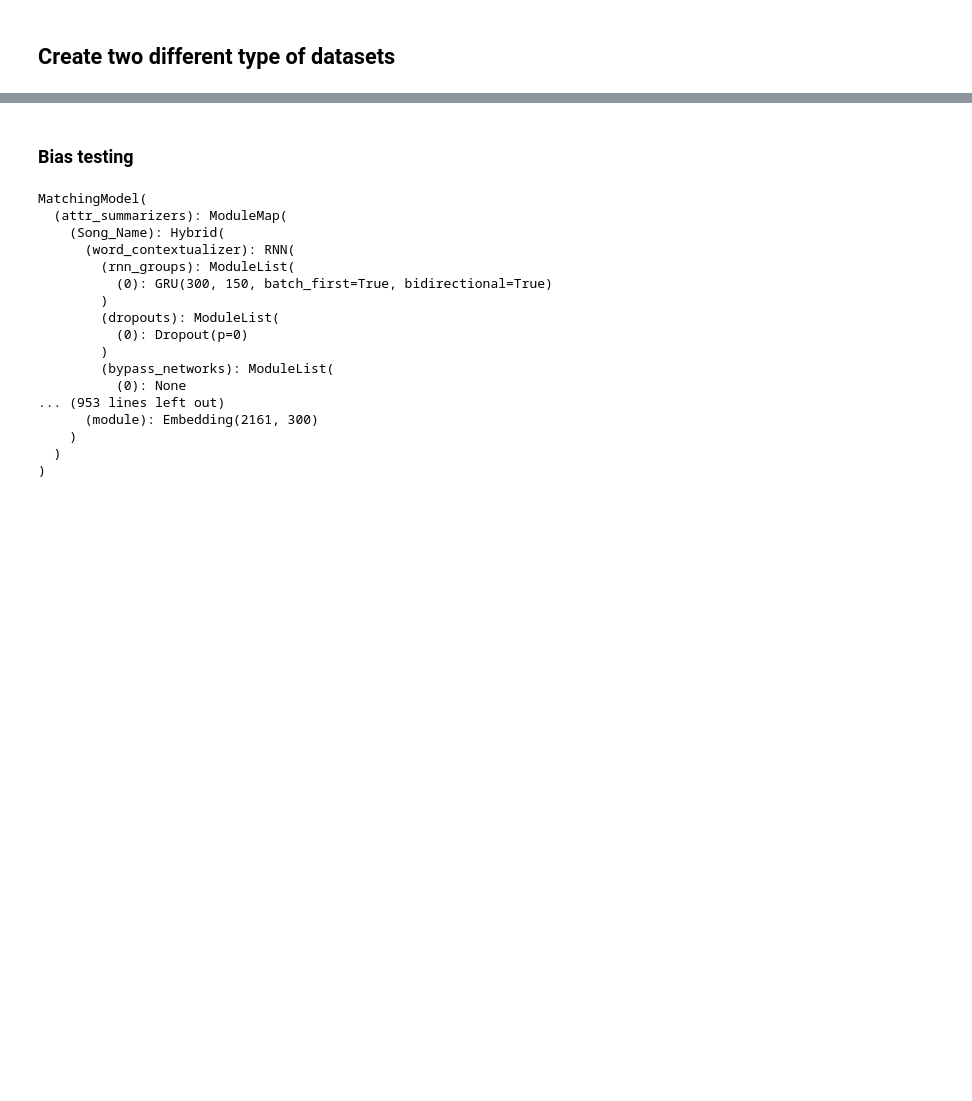
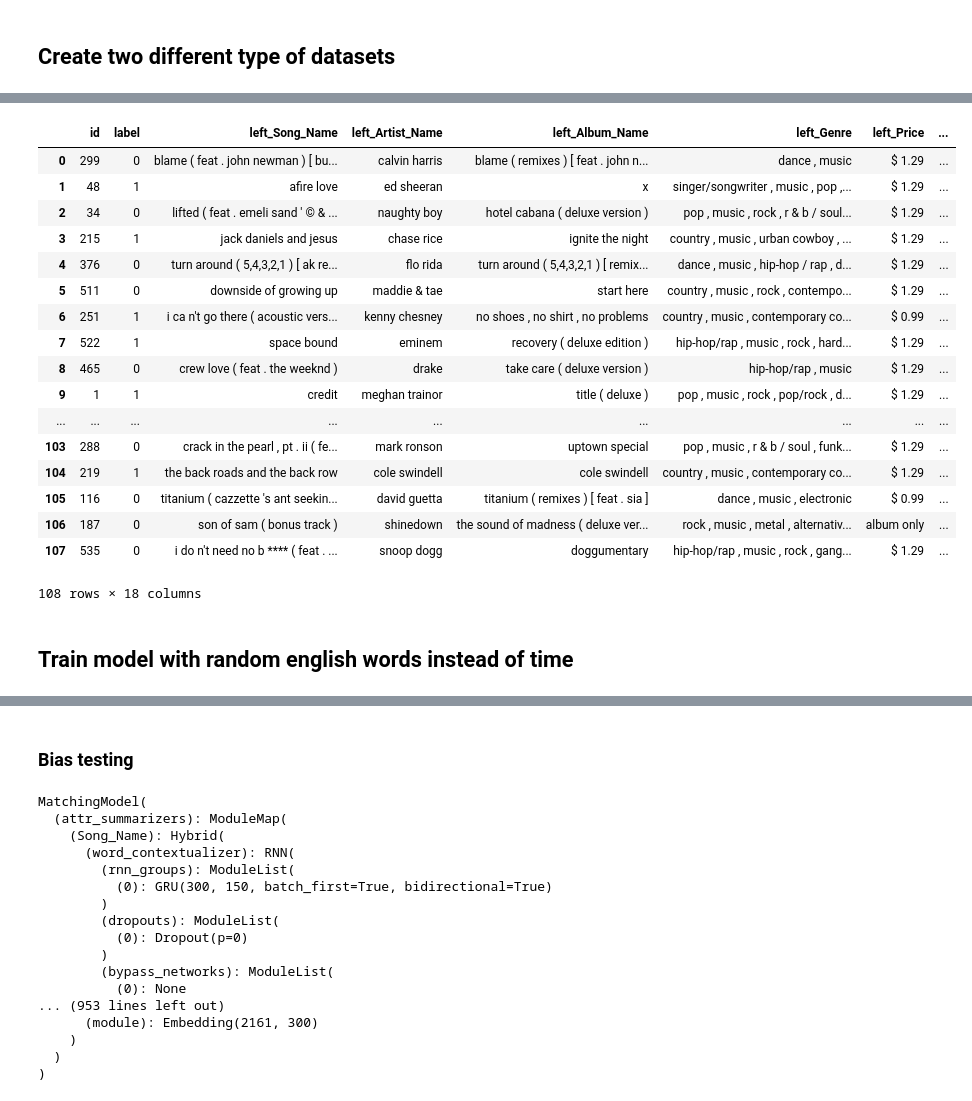
Before and after one commit to vincenzomartello/deepmatcher-experiments, a Jupyter notebook: naturalEncoding_bias_test.ipynb, the cells around one changed output, grey strips where cells are left out. Drawn from its saved outputs; the diff is of its cells as text; code cells hidden in the pictures; blank space fills up the shorter version.

```diff
--- a/naturalEncoding_bias_test.ipynb
+++ b/naturalEncoding_bias_test.ipynb
@@ -45,0 +133,6 @@ def change_time_to_eng_word(df,column):
+# %%
+model = dm.MatchingModel(attr_summarizer='hybrid')
+train,validation,test = dm.data.process('sample_data/itunes-amazon/exp5',train='train_with_randomtime.csv',validation=
+                                       'valid_with_randomtime.csv',test='test_with_randomtime.csv')
+# %%
+model.run_train(train,validation,best_save_path='models/hybrid_randomtime.pth',pos_neg_ratio=4,batch_size=16)
@@ -45,0 +158,23 @@ def change_time_to_eng_word(df,column):
+# %%
+validation.get_raw_table()
+# %% [output]
+|  | id | label | left_Song_Name | left_Artist_Name | left_Album_Name | left_Genre | left_Price | ... |
+| 0 | 299 | 0 | blame ( feat . john newman ) [ bu... | calvin harris | blame ( remixes ) [ feat . john n... | dance , music | $ 1.29 | ... |
+| 1 | 48 | 1 | afire love | ed sheeran | x | singer/songwriter , music , pop ,... | $ 1.29 | ... |
+| 2 | 34 | 0 | lifted ( feat . emeli sand ' © & ... | naughty boy | hotel cabana ( deluxe version ) | pop , music , rock , r & b / soul... | $ 1.29 | ... |
+| 3 | 215 | 1 | jack daniels and jesus | chase rice | ignite the night | country , music , urban cowboy , ... | $ 1.29 | ... |
+| 4 | 376 | 0 | turn around ( 5,4,3,2,1 ) [ ak re... | flo rida | turn around ( 5,4,3,2,1 ) [ remix... | dance , music , hip-hop / rap , d... | $ 1.29 | ... |
+| 5 | 511 | 0 | downside of growing up | maddie & tae | start here | country , music , rock , contempo... | $ 1.29 | ... |
+| 6 | 251 | 1 | i ca n't go there ( acoustic vers... | kenny chesney | no shoes , no shirt , no problems | country , music , contemporary co... | $ 0.99 | ... |
+| 7 | 522 | 1 | space bound | eminem | recovery ( deluxe edition ) | hip-hop/rap , music , rock , hard... | $ 1.29 | ... |
+| 8 | 465 | 0 | crew love ( feat . the weeknd ) | drake | take care ( deluxe version ) | hip-hop/rap , music | $ 1.29 | ... |
+| 9 | 1 | 1 | credit | meghan trainor | title ( deluxe ) | pop , music , rock , pop/rock , d... | $ 1.29 | ... |
+| ... | ... | ... | ... | ... | ... | ... | ... | ... |
+| 103 | 288 | 0 | crack in the pearl , pt . ii ( fe... | mark ronson | uptown special | pop , music , r & b / soul , funk... | $ 1.29 | ... |
+| 104 | 219 | 1 | the back roads and the back row | cole swindell | cole swindell | country , music , contemporary co... | $ 1.29 | ... |
+| 105 | 116 | 0 | titanium ( cazzette 's ant seekin... | david guetta | titanium ( remixes ) [ feat . sia ] | dance , music , electronic | $ 0.99 | ... |
+| 106 | 187 | 0 | son of sam ( bonus track ) | shinedown | the sound of madness ( deluxe ver... | rock , music , metal , alternativ... | album only | ... |
+| 107 | 535 | 0 | i do n't need no b **** ( feat . ... | snoop dogg | doggumentary | hip-hop/rap , music , rock , gang... | $ 1.29 | ... |
+108 rows × 18 columns
+# %% [markdown]
+## Train model with random english words instead of time
```
Also changed, not shown: parts of 47 cells of this notebook, 37 other files.
